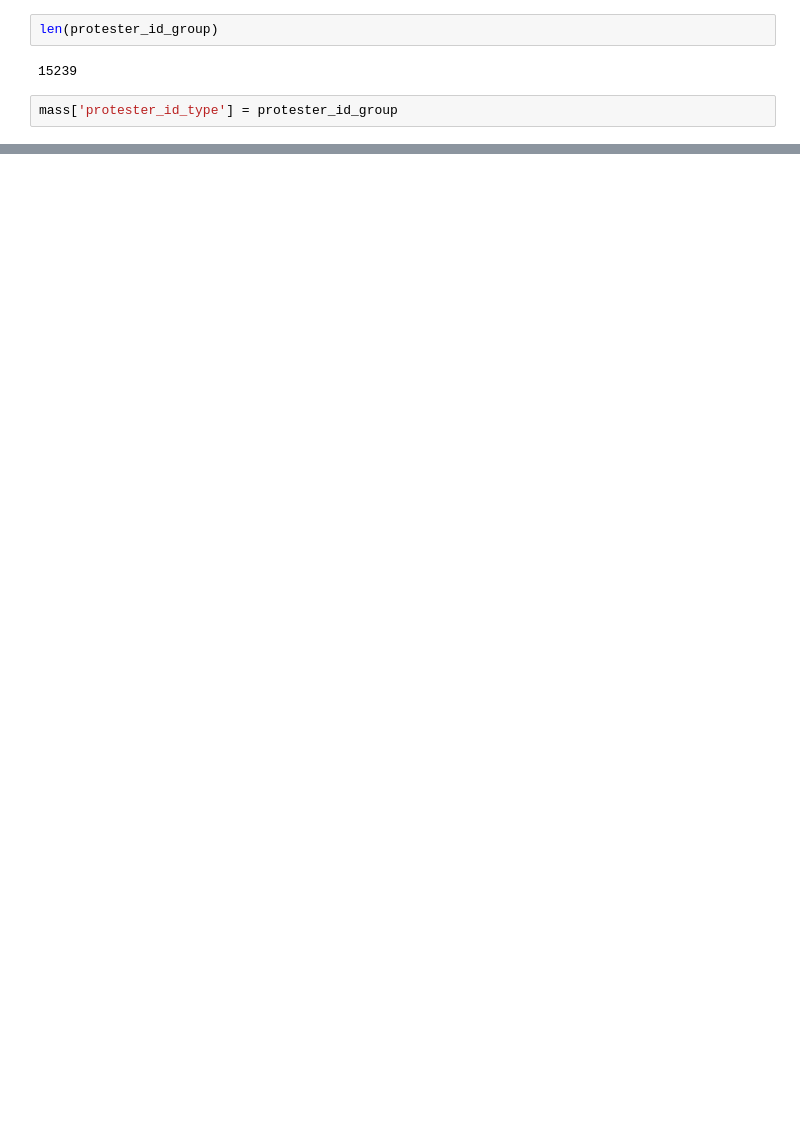
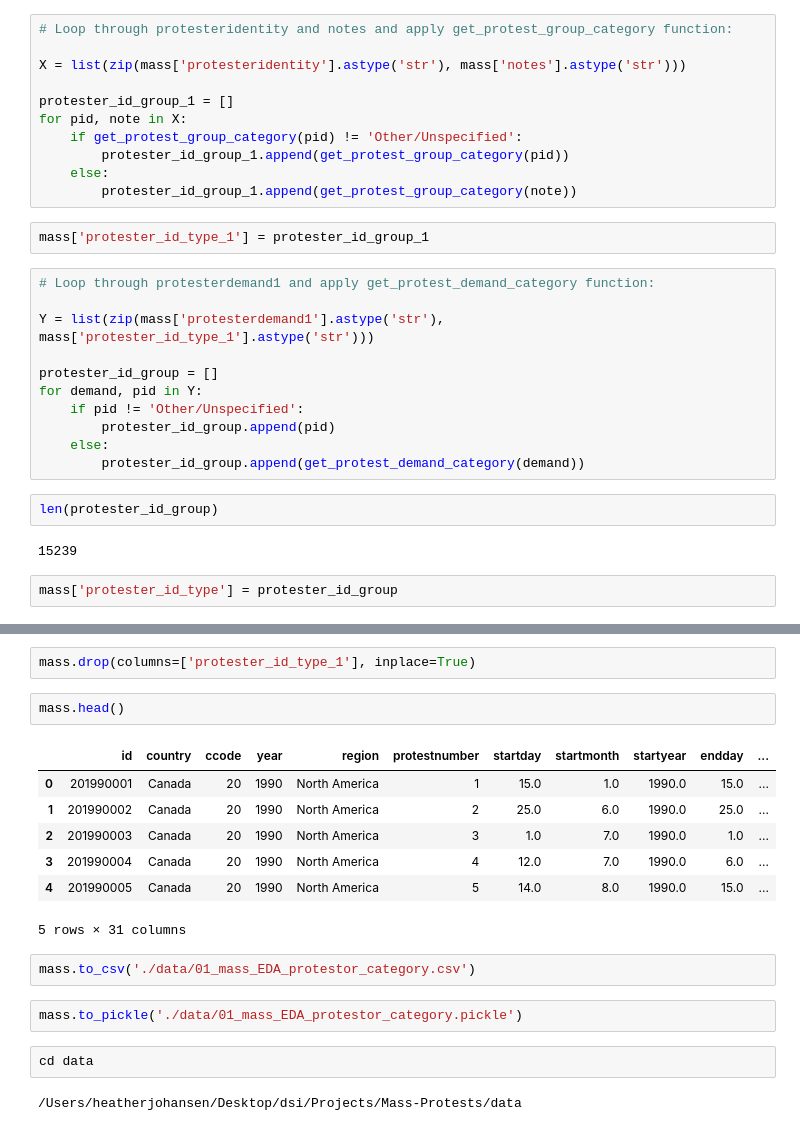
Before and after one commit to EmFib/Mass-Protests, a Jupyter notebook: users/data_cleaning_heather.ipynb, the cells around one changed output, grey strips where cells are left out. Drawn from its saved outputs; the diff is of its cells as text; blank space fills up the shorter version.

Commit message:
Uploading final protestor category code, EDA 01 csv and pickle files

```diff
--- a/users/data_cleaning_heather.ipynb
+++ b/users/data_cleaning_heather.ipynb
@@ -209,3 +223,27 @@ for row in X:
+# %%
+# Loop through protesteridentity and notes and apply get_protest_group_category function:
+
+X = list(zip(mass['protesteridentity'].astype('str'), mass['notes'].astype('str')))
+
+protester_id_group_1 = []
+for pid, note in X:
+    if get_protest_group_category(pid) != 'Other/Unspecified':
+        protester_id_group_1.append(get_protest_group_category(pid))
+    else:
+        protester_id_group_1.append(get_protest_group_category(note))
+# %%
+mass['protester_id_type_1'] = protester_id_group_1
+# %%
+# Loop through protesterdemand1 and apply get_protest_demand_category function:
+
+Y = list(zip(mass['protesterdemand1'].astype('str'), mass['protester_id_type_1'].astype('str')))
+
+protester_id_group = []
+for demand, pid in Y:
+    if pid != 'Other/Unspecified':
+        protester_id_group.append(pid)
+    else:
+        protester_id_group.append(get_protest_demand_category(demand))
 # %%
 len(protester_id_group)
 # %% [output]
@@ -275,0 +270,20 @@ SyntaxError: invalid syntax (<ipython-input-291-dfea4abf8244>, line 16)
+# %%
+mass.drop(columns=['protester_id_type_1'], inplace=True)
+# %%
+mass.head()
+# %% [output]
+|  | id | country | ccode | year | region | protestnumber | startday | startmonth | startyear | endday | ... |
+| 0 | 201990001 | Canada | 20 | 1990 | North America | 1 | 15.0 | 1.0 | 1990.0 | 15.0 | ... |
+| 1 | 201990002 | Canada | 20 | 1990 | North America | 2 | 25.0 | 6.0 | 1990.0 | 25.0 | ... |
+| 2 | 201990003 | Canada | 20 | 1990 | North America | 3 | 1.0 | 7.0 | 1990.0 | 1.0 | ... |
+| 3 | 201990004 | Canada | 20 | 1990 | North America | 4 | 12.0 | 7.0 | 1990.0 | 6.0 | ... |
+| 4 | 201990005 | Canada | 20 | 1990 | North America | 5 | 14.0 | 8.0 | 1990.0 | 15.0 | ... |
+5 rows × 31 columns
+# %%
+mass.to_csv('./data/01_mass_EDA_protestor_category.csv')
+# %%
+mass.to_pickle('./data/01_mass_EDA_protestor_category.pickle')
+# %%
+cd data
+# %% [output]
+/Users/heatherjohansen/Desktop/dsi/Projects/Mass-Protests/data
```
Also changed, not shown: parts of 11 cells of this notebook, 3 other files.
